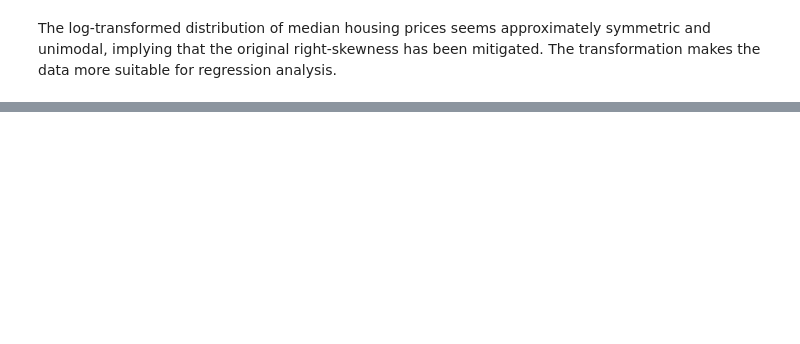
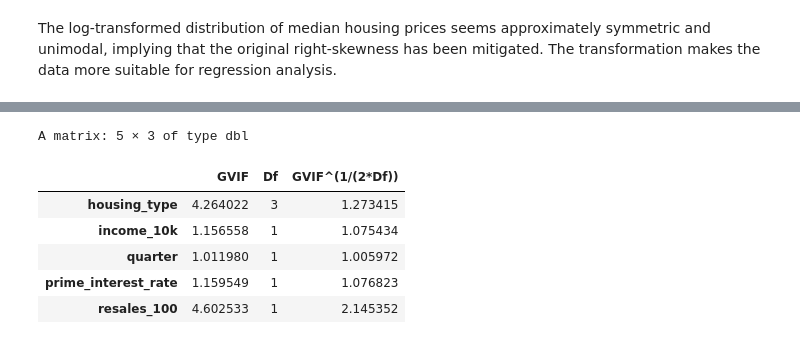
Before and after one commit to Myra05/STAT-306-project, a Jupyter notebook: project_report.ipynb, the cells around one changed output, grey strips where cells are left out. Drawn from its saved outputs; the diff is of its cells as text; code cells hidden in the pictures; blank space fills up the shorter version.

```diff
--- a/project_report.ipynb
+++ b/project_report.ipynb
@@ -181,0 +227,13 @@ The log-transformed distribution of median housing prices seems approximately sy
+# %%
+vif_model <- lm(log(median_housing_price) ~
+              housing_type + income_10k + quarter+
+              prime_interest_rate + resales_100, data = vancouver_data)
+vif(vif_model)
+# %% [output]
+A matrix: 5 × 3 of type dbl
+|  | GVIF | Df | GVIF^(1/(2*Df)) |
+| housing_type | 4.264022 | 3 | 1.273415 |
+| income_10k | 1.156558 | 1 | 1.075434 |
+| quarter | 1.011980 | 1 | 1.005972 |
+| prime_interest_rate | 1.159549 | 1 | 1.076823 |
+| resales_100 | 4.602533 | 1 | 2.145352 |
```
Also changed, not shown: parts of 23 cells of this notebook, 1 other file.
